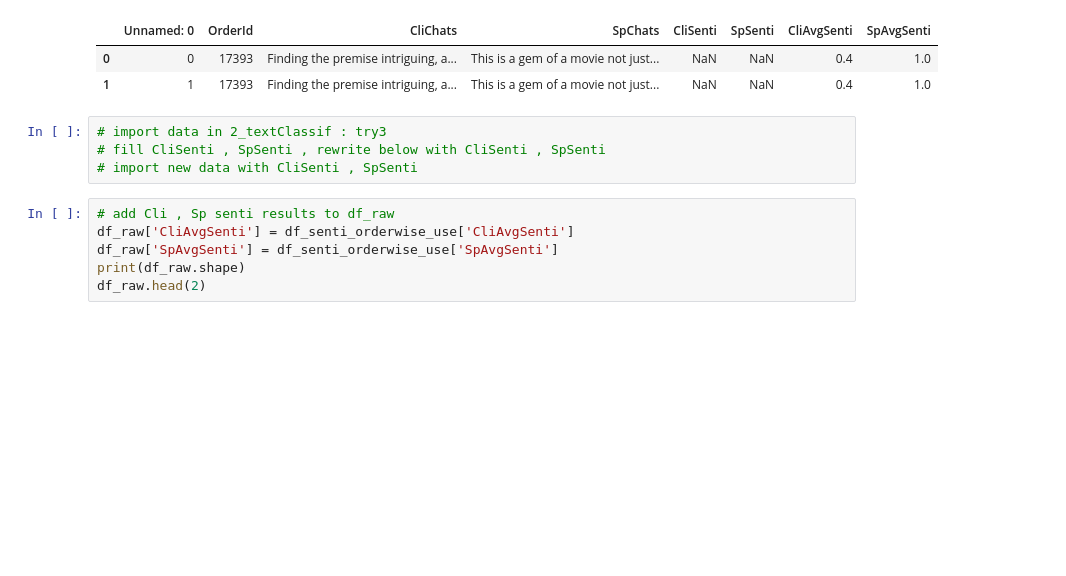
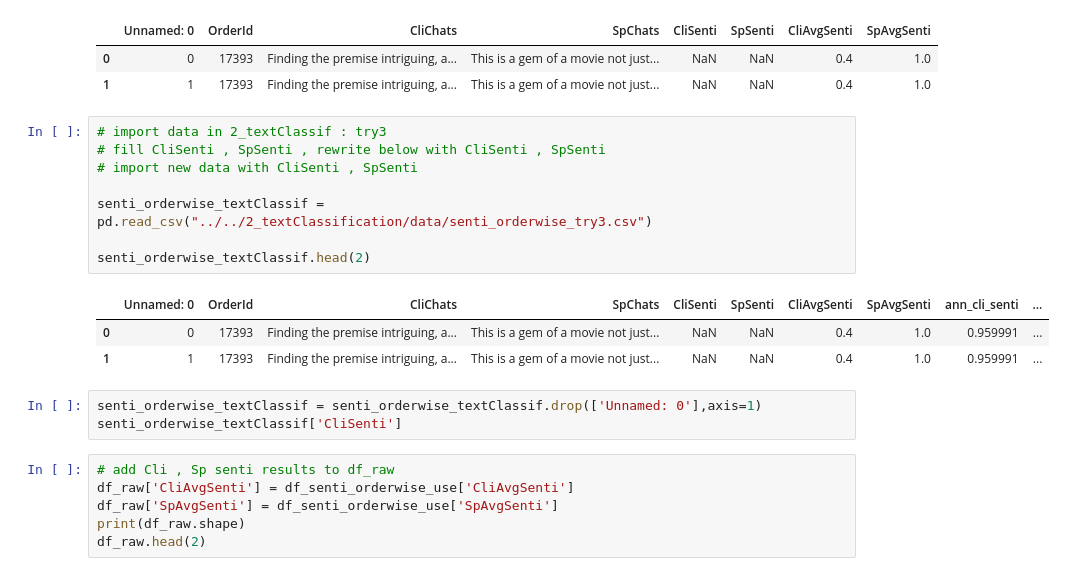
Before and after one commit to Learning2Code75/DLOM, a Jupyter notebook: ML/1_mockData/try1/try1.ipynb, the cells around one changed output. Cells and saved outputs as stored; diff of their text form; blank space fills up the shorter version.

```diff
--- a/ML/1_mockData/try1/try1.ipynb
+++ b/ML/1_mockData/try1/try1.ipynb
@@ -446,7 +449,18 @@ df_senti_orderwise_use.head(2)
 # %%
 # import data in 2_textClassif : try3
 # fill CliSenti , SpSenti , rewrite below with CliSenti , SpSenti
 # import new data with CliSenti , SpSenti
+
+senti_orderwise_textClassif = pd.read_csv("../../2_textClassification/data/senti_orderwise_try3.csv")
+
+senti_orderwise_textClassif.head(2)
+# %% [output]
+|  | Unnamed: 0 | OrderId | CliChats | SpChats | CliSenti | SpSenti | CliAvgSenti | SpAvgSenti | ann_cli_senti | ... |
+| 0 | 0 | 17393 | Finding the premise intriguing, a... | This is a gem of a movie not just... | NaN | NaN | 0.4 | 1.0 | 0.959991 | ... |
+| 1 | 1 | 17393 | Finding the premise intriguing, a... | This is a gem of a movie not just... | NaN | NaN | 0.4 | 1.0 | 0.959991 | ... |
+# %%
+senti_orderwise_textClassif = senti_orderwise_textClassif.drop(['Unnamed: 0'],axis=1)
+senti_orderwise_textClassif['CliSenti']
 # %%
 # add Cli , Sp senti results to df_raw
 df_raw['CliAvgSenti'] = df_senti_orderwise_use['CliAvgSenti']
```
Also changed, not shown: parts of 6 cells of this notebook, 3 other files.
